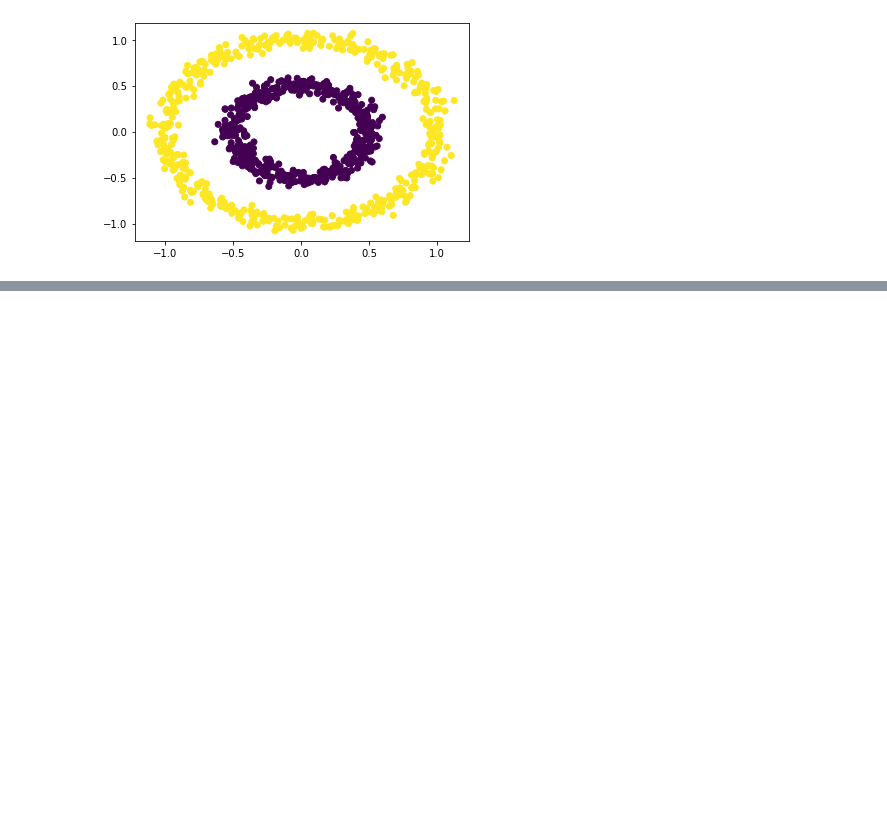
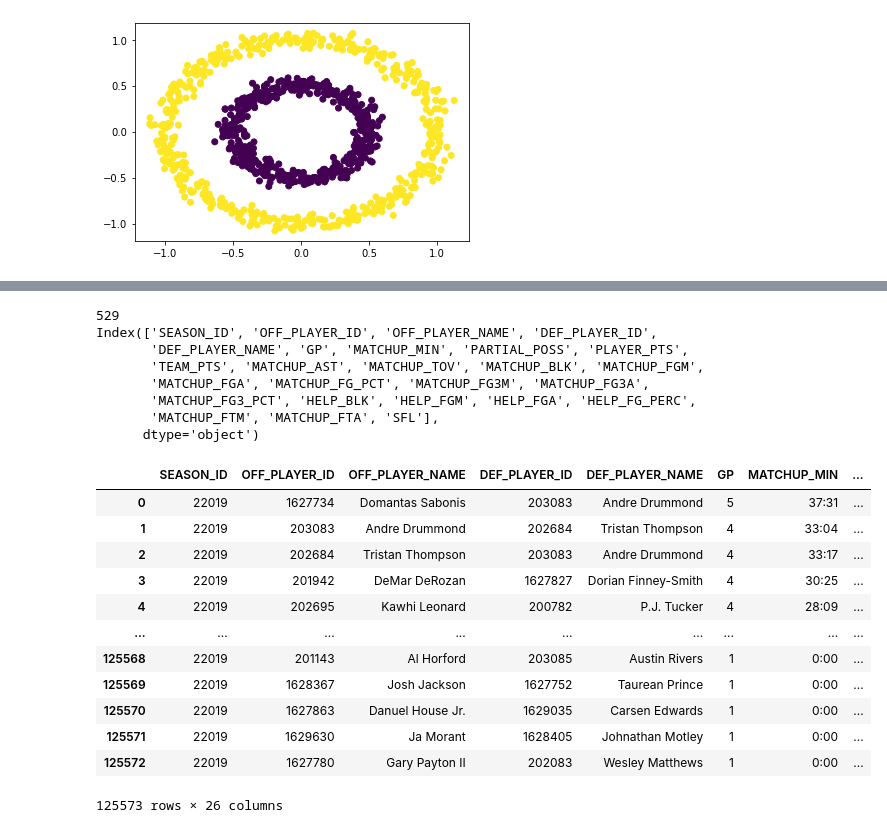
Before and after one commit to kamath/7203-project, a Jupyter notebook: Untitled.ipynb, the cells around one changed output, grey strips where cells are left out. Saved outputs shown, nothing was run; the diff lists cells and outputs as text; code cells hidden in the pictures; blank space fills up the shorter version.

```diff
--- a/Untitled.ipynb
+++ b/Untitled.ipynb
@@ -116,0 +146,30 @@ eigenvectors:
+# %%
+# NBA Analysis - get matchup data for all players
+from nba_api.stats.endpoints import leagueseasonmatchups
+
+df = leagueseasonmatchups.LeagueSeasonMatchups(season='2019-20').get_data_frames()[0]
+print(len(set(list(df['OFF_PLAYER_ID'].unique()) + list(df['DEF_PLAYER_ID'].unique()))))
+print(df.columns)
+df
+# %% [output]
+529
+Index(['SEASON_ID', 'OFF_PLAYER_ID', 'OFF_PLAYER_NAME', 'DEF_PLAYER_ID',
+       'DEF_PLAYER_NAME', 'GP', 'MATCHUP_MIN', 'PARTIAL_POSS', 'PLAYER_PTS',
+       'TEAM_PTS', 'MATCHUP_AST', 'MATCHUP_TOV', 'MATCHUP_BLK', 'MATCHUP_FGM',
+       'MATCHUP_FGA', 'MATCHUP_FG_PCT', 'MATCHUP_FG3M', 'MATCHUP_FG3A',
+       'MATCHUP_FG3_PCT', 'HELP_BLK', 'HELP_FGM', 'HELP_FGA', 'HELP_FG_PERC',
+       'MATCHUP_FTM', 'MATCHUP_FTA', 'SFL'],
+      dtype='object')
+|  | SEASON_ID | OFF_PLAYER_ID | OFF_PLAYER_NAME | DEF_PLAYER_ID | DEF_PLAYER_NAME | GP | MATCHUP_MIN | ... |
+| 0 | 22019 | 1627734 | Domantas Sabonis | 203083 | Andre Drummond | 5 | 37:31 | ... |
+| 1 | 22019 | 203083 | Andre Drummond | 202684 | Tristan Thompson | 4 | 33:04 | ... |
+| 2 | 22019 | 202684 | Tristan Thompson | 203083 | Andre Drummond | 4 | 33:17 | ... |
+| 3 | 22019 | 201942 | DeMar DeRozan | 1627827 | Dorian Finney-Smith | 4 | 30:25 | ... |
+| 4 | 22019 | 202695 | Kawhi Leonard | 200782 | P.J. Tucker | 4 | 28:09 | ... |
+| ... | ... | ... | ... | ... | ... | ... | ... | ... |
+| 125568 | 22019 | 201143 | Al Horford | 203085 | Austin Rivers | 1 | 0:00 | ... |
+| 125569 | 22019 | 1628367 | Josh Jackson | 1627752 | Taurean Prince | 1 | 0:00 | ... |
+| 125570 | 22019 | 1627863 | Danuel House Jr. | 1629035 | Carsen Edwards | 1 | 0:00 | ... |
+| 125571 | 22019 | 1629630 | Ja Morant | 1628405 | Johnathan Motley | 1 | 0:00 | ... |
+| 125572 | 22019 | 1627780 | Gary Payton II | 202083 | Wesley Matthews | 1 | 0:00 | ... |
+125573 rows × 26 columns
```
Also changed, not shown: parts of 22 cells of this notebook, 8 other files.
